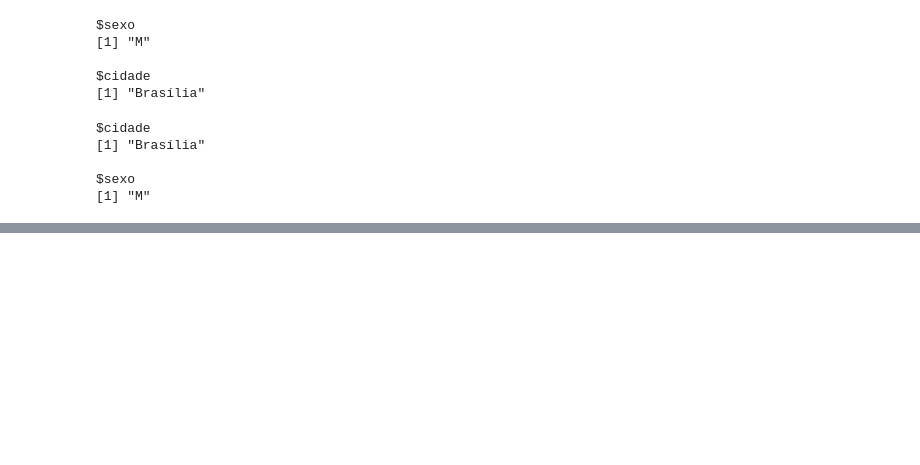
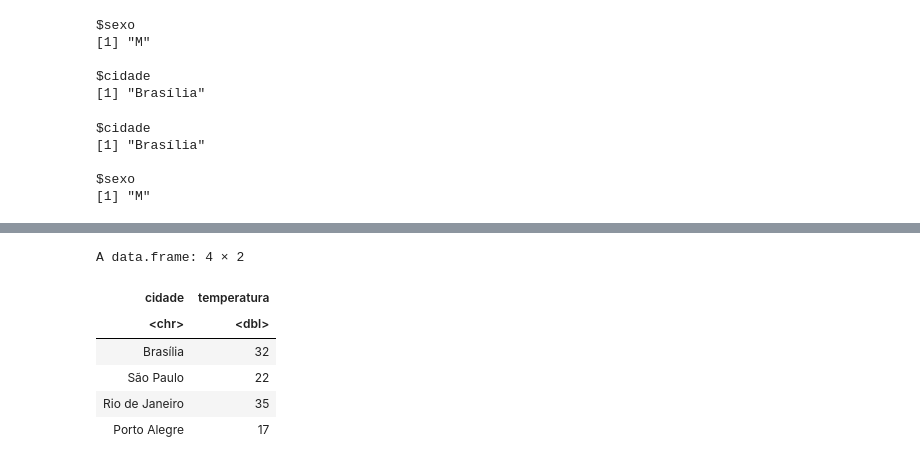
Before and after one commit to DanielMGuedes/Ling_R_Introduc_EVg, a Jupyter notebook: Linguagen_R_Tratamento_de_Dados.ipynb, the cells around one changed output, grey strips where cells are left out. Cells and saved outputs as stored; diff of their text form; code cells hidden in the pictures; blank space fills up the shorter version.

```diff
--- a/Linguagen_R_Tratamento_de_Dados.ipynb
+++ b/Linguagen_R_Tratamento_de_Dados.ipynb
@@ -257,0 +283,12 @@ $sexo
+# %%
+# Neste exemplo criamos um data.frame com os VETORES "cidade" e "temperatura"
+df <-data.frame(cidade, temperatura)
+df
+# %% [output]
+A data.frame: 4 × 2
+| cidade | temperatura |
+| <chr> | <dbl> |
+| Brasília | 32 |
+| São Paulo | 22 |
+| Rio de Janeiro | 35 |
+| Porto Alegre | 17 |
```
Also changed, not shown: parts of 23 cells of this notebook.
